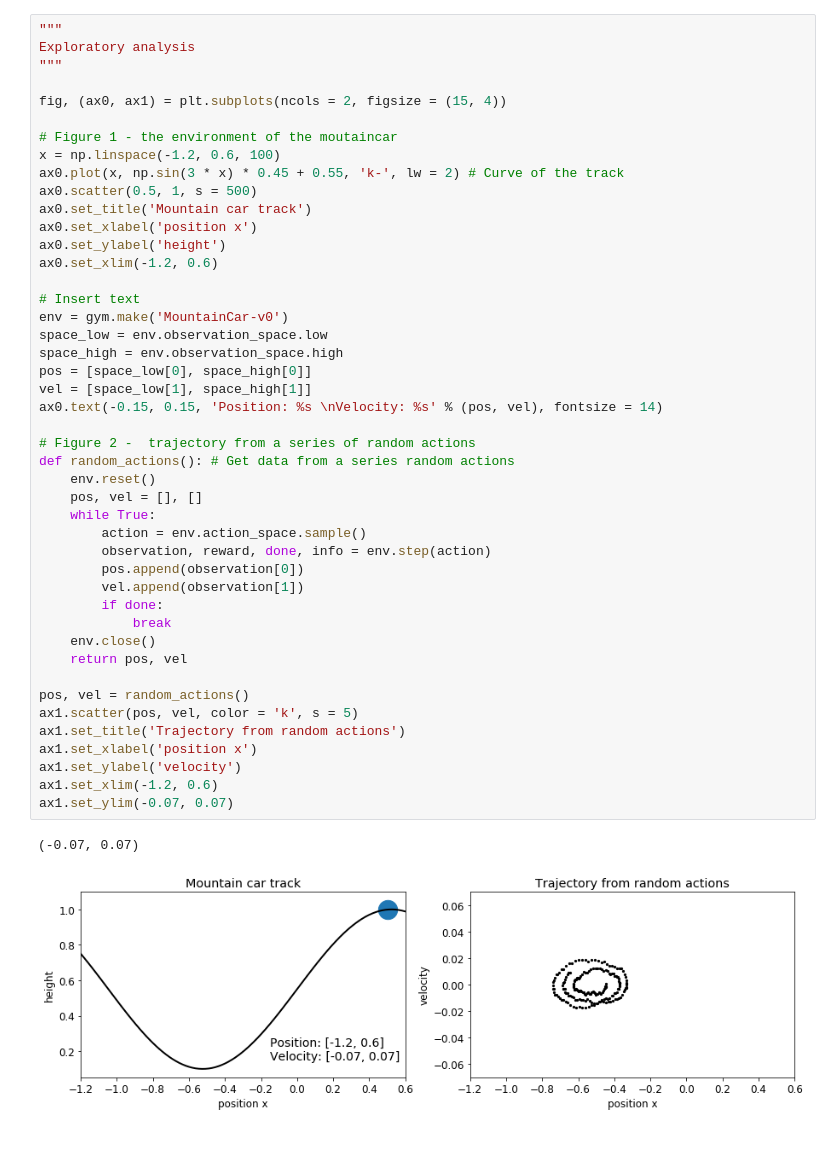
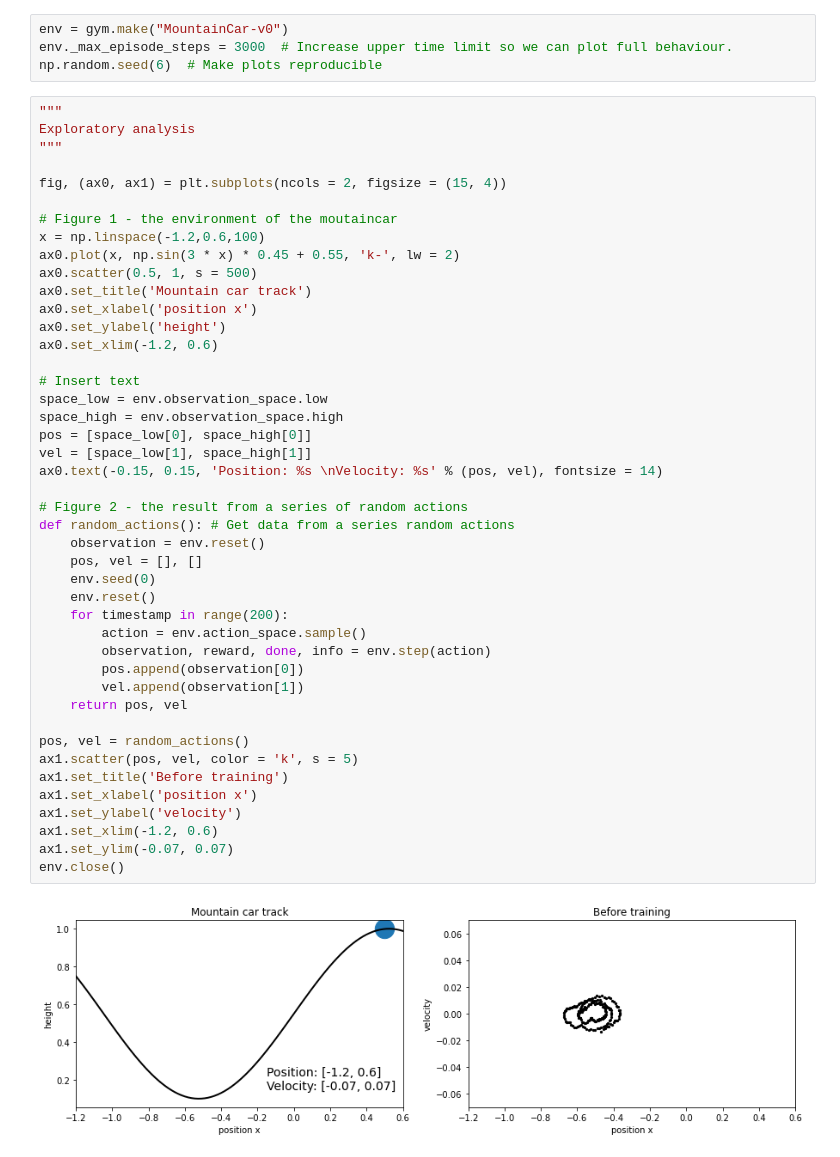
Before and after one commit to paige-chang/MountainCar, a Jupyter notebook: MountainCar.ipynb, the cells around one changed output. Cells and saved outputs as stored; diff of their text form.

```diff
--- a/MountainCar.ipynb
+++ b/MountainCar.ipynb
@@ -23,3 +20,7 @@ Using TensorFlow backend.
+# %%
+env = gym.make("MountainCar-v0")
+env._max_episode_steps = 3000  # Increase upper time limit so we can plot full behaviour.
+np.random.seed(6)  # Make plots reproducible
 # %%
 """
 Exploratory analysis
@@ -28,43 +29,41 @@ Exploratory analysis
 fig, (ax0, ax1) = plt.subplots(ncols = 2, figsize = (15, 4))
 
 # Figure 1 - the environment of the moutaincar
-x = np.linspace(-1.2, 0.6, 100)
-ax0.plot(x, np.sin(3 * x) * 0.45 + 0.55, 'k-', lw = 2) # Curve of the track
+x = np.linspace(-1.2,0.6,100)
+ax0.plot(x, np.sin(3 * x) * 0.45 + 0.55, 'k-', lw = 2)
 ax0.scatter(0.5, 1, s = 500)
 ax0.set_title('Mountain car track')
 ax0.set_xlabel('position x')
 ax0.set_ylabel('height')
 ax0.set_xlim(-1.2, 0.6)
 
 # Insert text
-env = gym.make('MountainCar-v0')
 space_low = env.observation_space.low
 space_high = env.observation_space.high
 pos = [space_low[0], space_high[0]]
 vel = [space_low[1], space_high[1]]
 ax0.text(-0.15, 0.15, 'Position: %s \nVelocity: %s' % (pos, vel), fontsize = 14)
 
-# Figure 2 -  trajectory from a series of random actions
+# Figure 2 - the result from a series of random actions
 def random_actions(): # Get data from a series random actions
+    observation = env.reset()
+    pos, vel = [], []
+    env.seed(0)
     env.reset()
-    pos, vel = [], []
-    while True:
+    for timestamp in range(200):
         action = env.action_space.sample()
         observation, reward, done, info = env.step(action)
         pos.append(observation[0])
         vel.append(observation[1])
-        if done:
-            break
-    env.close()
     return pos, vel
 
 pos, vel = random_actions()
 ax1.scatter(pos, vel, color = 'k', s = 5)
-ax1.set_title('Trajectory from random actions')
+ax1.set_title('Before training')
 ax1.set_xlabel('position x')
 ax1.set_ylabel('velocity')
 ax1.set_xlim(-1.2, 0.6)
 ax1.set_ylim(-0.07, 0.07)
+env.close()
 # %% [output]
-(-0.07, 0.07)
-[figure, old version]
+[figure, new version]
```
Also changed, not shown: parts of 7 cells of this notebook.
